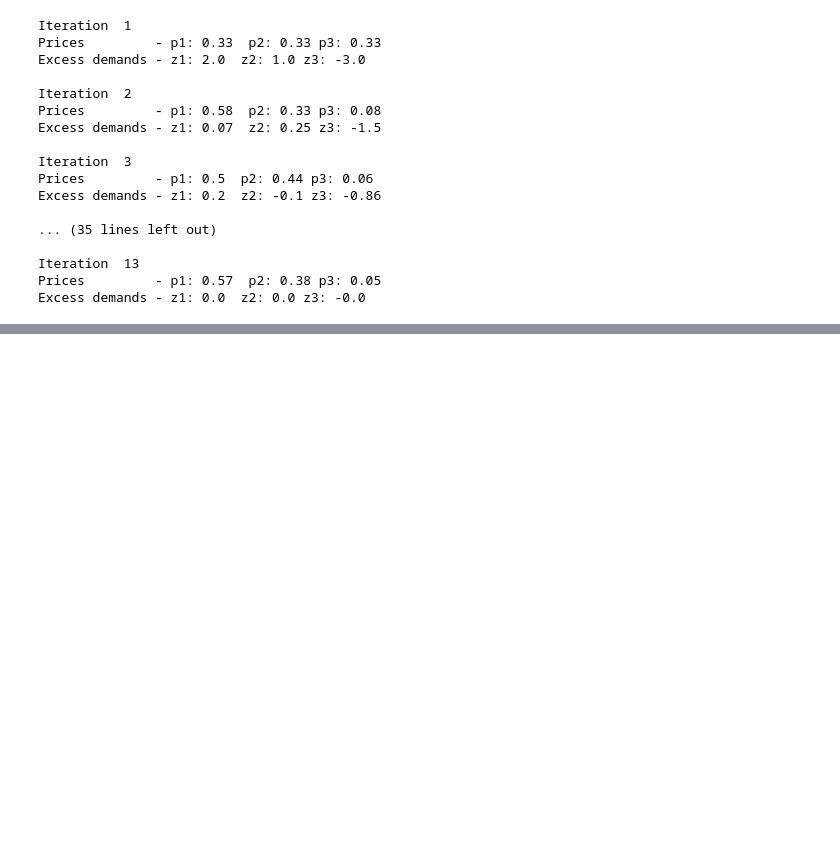
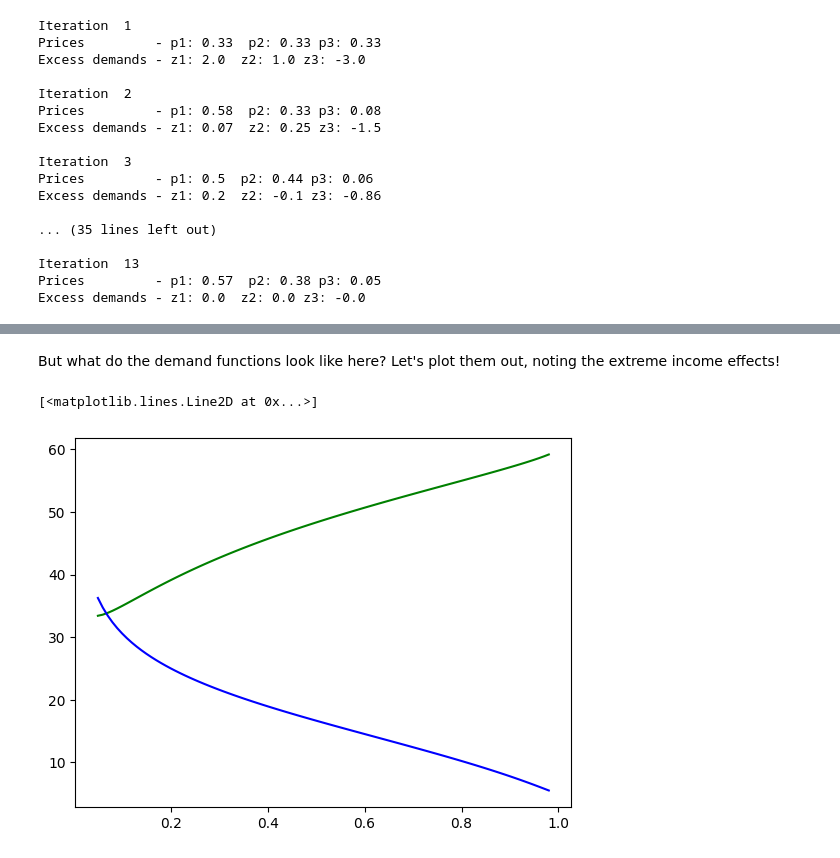
Before and after one commit to mbaker21231/MicroII-Sandbox, a Jupyter notebook: Computation_of_Equilibrium.ipynb, the cells around one changed output, grey strips where cells are left out. Drawn from its saved outputs; the diff is of its cells as text; code cells hidden in the pictures; blank space fills up the shorter version.

```diff
--- a/Computation_of_Equilibrium.ipynb
+++ b/Computation_of_Equilibrium.ipynb
@@ -86,0 +156,8 @@ Excess demands - z1: 0.0  z2: 0.0 z3: -0.0
+# %% [markdown]
+But what do the demand functions look like here? Let's plot them out, noting the extreme income effects!
+# %%
+plt.plot(pr, x1r, color='green')
+plt.plot(pr, x2r, color='blue')
+# %% [output]
+[<matplotlib.lines.Line2D at 0x...>]
+[figure, added]
```
Also changed, not shown: parts of 7 cells of this notebook.
